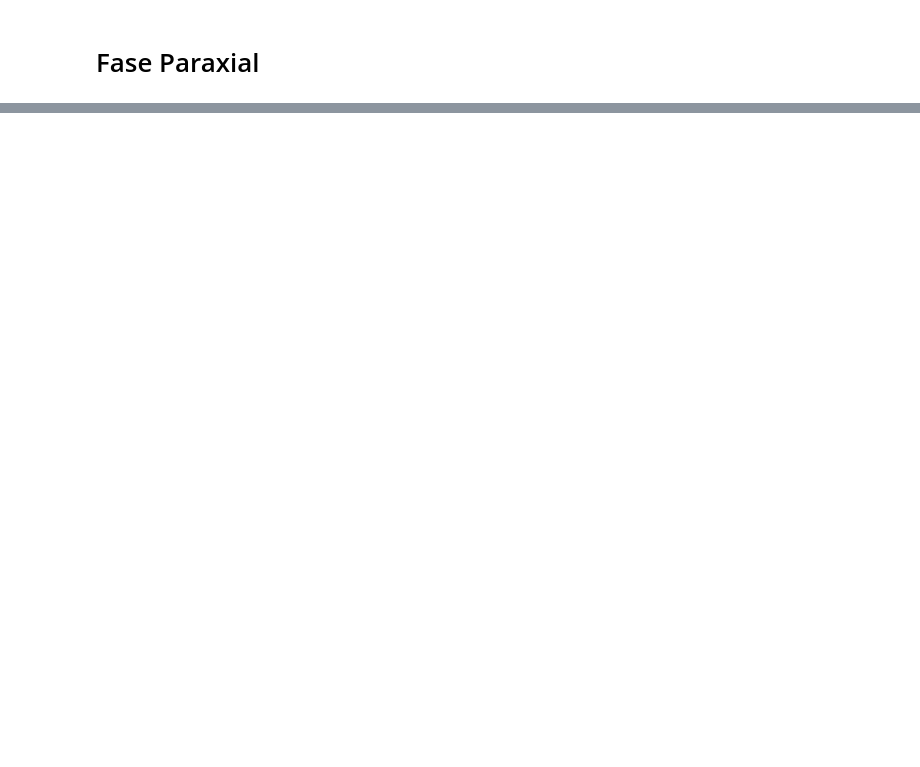
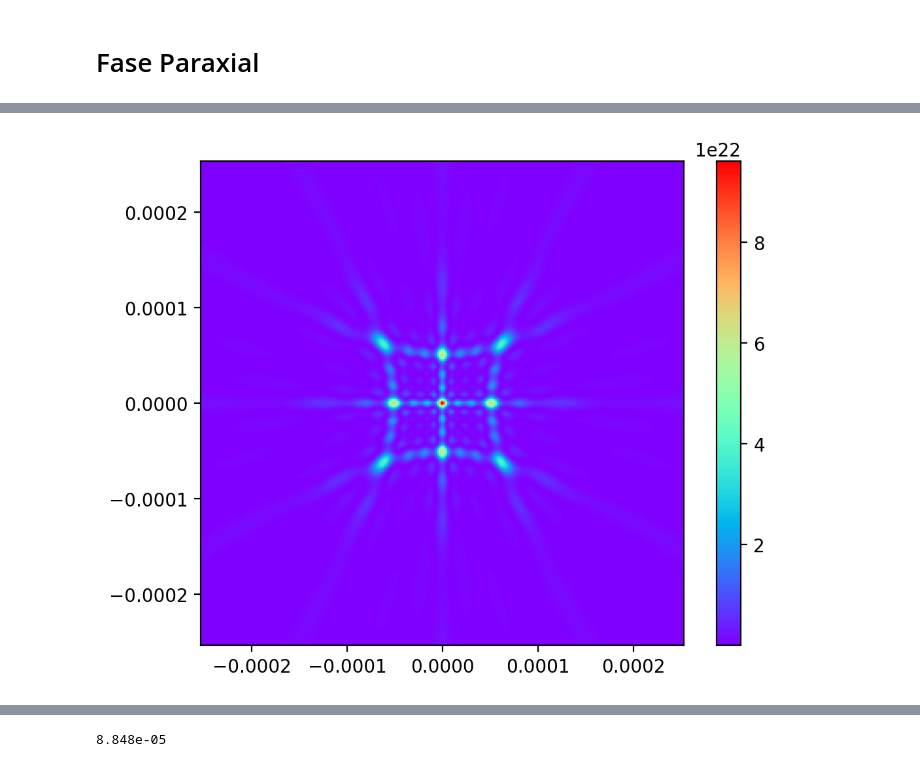
Before and after one commit to rcasalins/thesis_bachelor, a Jupyter notebook: Codigo/Fase paraxial.ipynb, the cells around one changed output, grey strips where cells are left out. Cells and saved outputs as stored; diff of their text form; code cells hidden in the pictures; blank space fills up the shorter version.

```diff
--- a/Codigo/Fase paraxial.ipynb
+++ b/Codigo/Fase paraxial.ipynb
@@ -109,0 +117,18 @@ Wall time: 637 ms
+# %%
+%%time
+square = np.linspace(-400*w, 400*w, 500)
+dz = 140*w
+phase = 0
+xx,yy = np.meshgrid(square, square)
+zz = np.array(list(GeometricPotencial_3D_reducido(xx,yy,dz,p,w,phase)), dtype=float)
+#zz = zz[:-1, :-1]
+z_min, z_max = zz.min()/1, zz.max()/1
+
+fig, (ax) = plt.subplots(dpi=200, subplot_kw={'aspect': 'equal'})
+c = ax.pcolormesh(xx, yy, zz, cmap='rainbow',  vmin = z_min, vmax = z_max)
+fig.colorbar(c, ax = ax)
+plt.savefig("Geometric Potencial_coherence")
+plt.show()
+dz
+# %% [output]
+[figure, added]
@@ -109,0 +137 @@ Wall time: 637 ms
+8.848e-05
```
Also changed, not shown: parts of 6 cells of this notebook, 1 other file.
